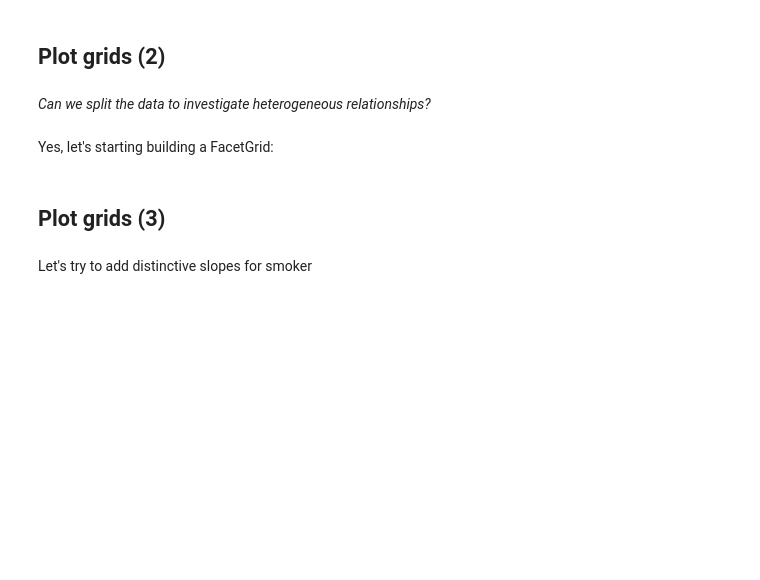
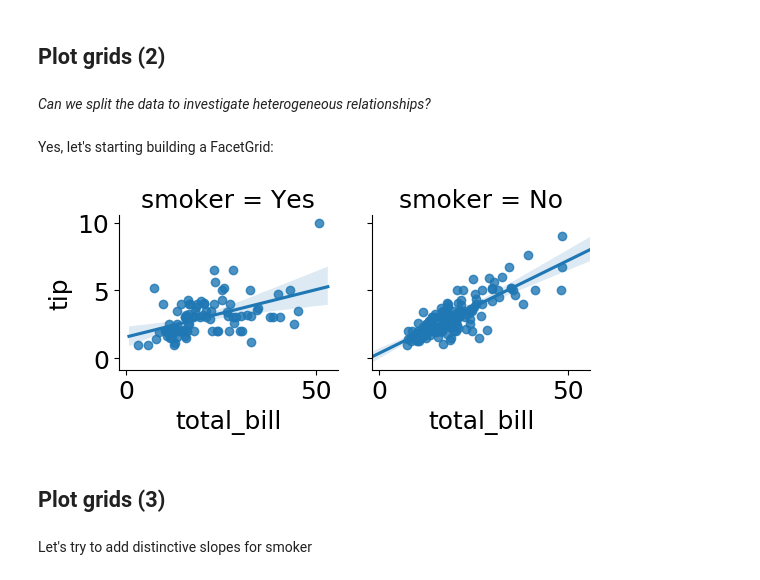
Before and after one commit to abjer/sds, a Jupyter notebook: material/session_5/lecture_5.ipynb, the cells around one changed output. Drawn from its saved outputs; the diff is of its cells as text; code cells hidden in the pictures; blank space fills up the shorter version.

```diff
--- a/material/session_5/lecture_5.ipynb
+++ b/material/session_5/lecture_5.ipynb
@@ -295,8 +376,10 @@ sns.pairplot(tips, size=1.5, aspect=1.6)
 # %% [markdown]
 Yes, let's starting building a FacetGrid:
 # %%
-g = sns.FacetGrid(tips)
+g = sns.FacetGrid(tips, col='smoker')
 g = g.map(sns.regplot, 'total_bill', 'tip')
+# %% [output]
+[figure, added]
 # %% [markdown]
 ## Plot grids (3)
 # %% [markdown]
```
Also changed, not shown: parts of 22 cells of this notebook, 5 other files.
